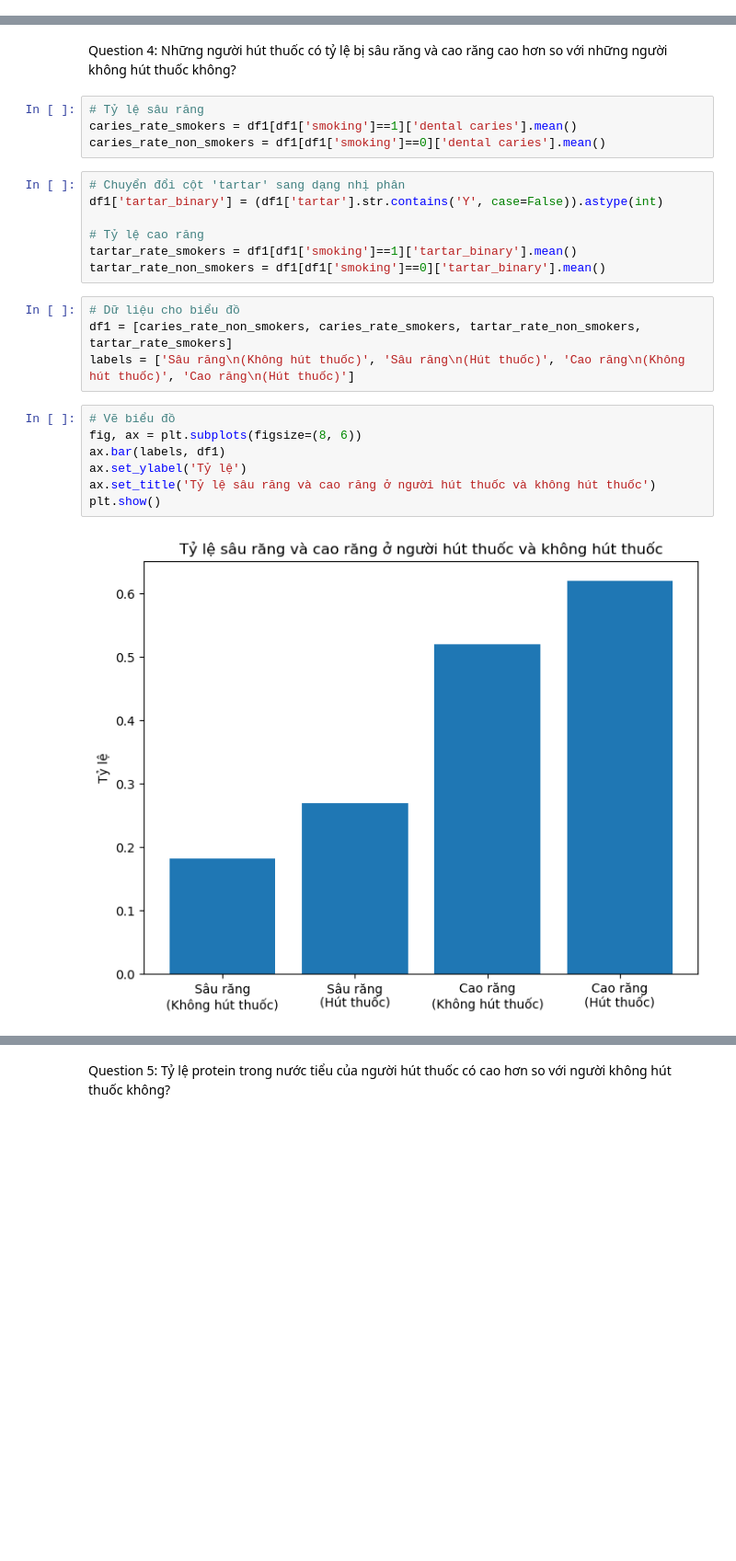
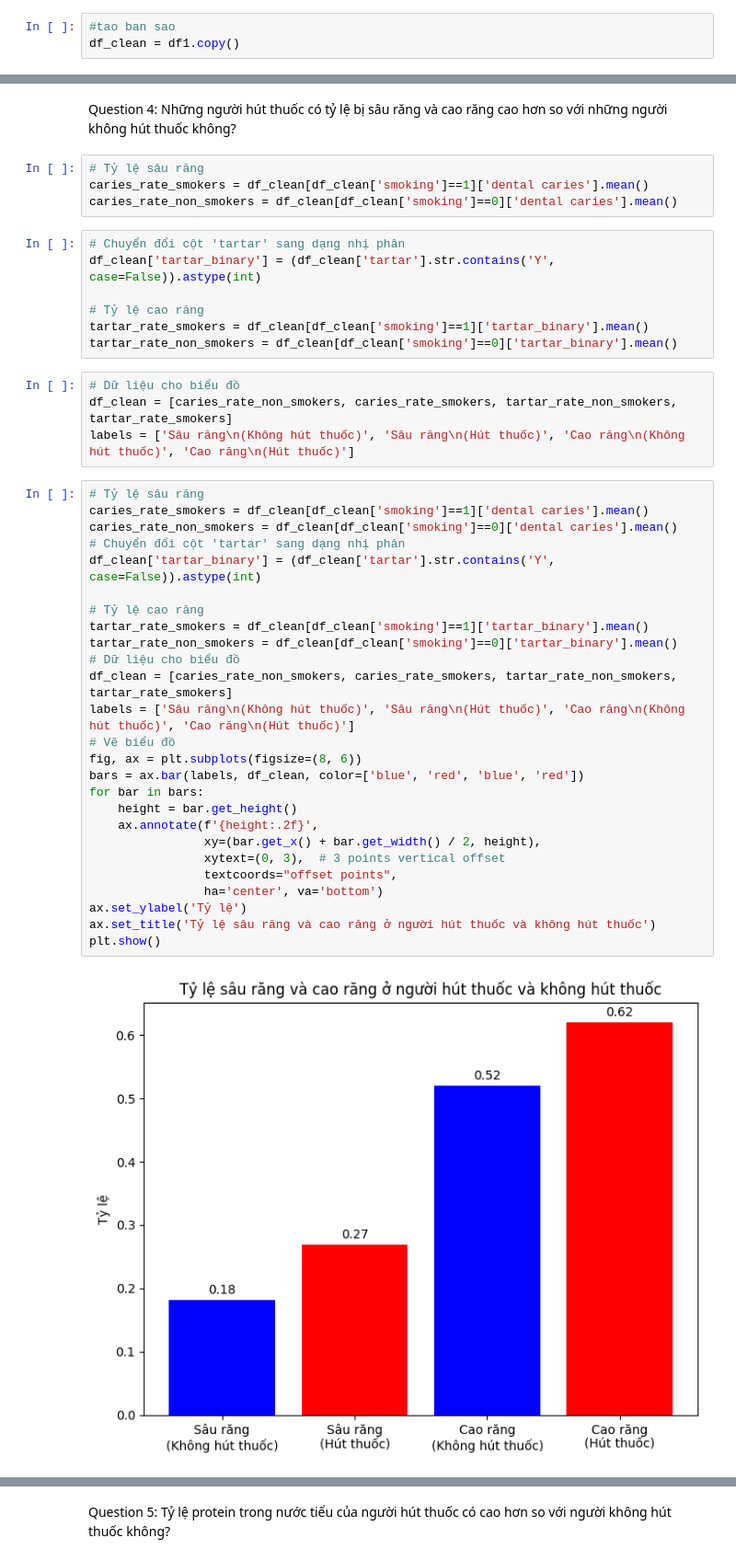
Before and after one commit to Kay-Day/Final-ChuyenDe, a Jupyter notebook: final-chuyende2.ipynb, the cells around one changed output, grey strips where cells are left out. Shown: that part at 92% size. Drawn from its saved outputs; the diff is of its cells as text; blank space fills up the shorter version.

```diff
--- a/final-chuyende2.ipynb
+++ b/final-chuyende2.ipynb
@@ -150,0 +165,3 @@ df1 = df1[(df1['age'] >= 18) & (df1['age'] <= 100) & (df1['height(cm)'] >= 150)
+# %%
+#tao ban sao
+df_clean = df1.copy()
@@ -225,25 +247,44 @@ plt.show()
 Question 4: Những người hút thuốc có tỷ lệ bị sâu răng và cao răng cao hơn so với những người không hút thuốc không?
 # %%
 # Tỷ lệ sâu răng
-caries_rate_smokers = df1[df1['smoking']==1]['dental caries'].mean()
-caries_rate_non_smokers = df1[df1['smoking']==0]['dental caries'].mean()
+caries_rate_smokers = df_clean[df_clean['smoking']==1]['dental caries'].mean()
+caries_rate_non_smokers = df_clean[df_clean['smoking']==0]['dental caries'].mean()
 # %%
 # Chuyển đổi cột 'tartar' sang dạng nhị phân
-df1['tartar_binary'] = (df1['tartar'].str.contains('Y', case=False)).astype(int)
+df_clean['tartar_binary'] = (df_clean['tartar'].str.contains('Y', case=False)).astype(int)
 
 # Tỷ lệ cao răng
-tartar_rate_smokers = df1[df1['smoking']==1]['tartar_binary'].mean()
-tartar_rate_non_smokers = df1[df1['smoking']==0]['tartar_binary'].mean()
+tartar_rate_smokers = df_clean[df_clean['smoking']==1]['tartar_binary'].mean()
+tartar_rate_non_smokers = df_clean[df_clean['smoking']==0]['tartar_binary'].mean()
 # %%
 # Dữ liệu cho biểu đồ
-df1 = [caries_rate_non_smokers, caries_rate_smokers, tartar_rate_non_smokers, tartar_rate_smokers]
+df_clean = [caries_rate_non_smokers, caries_rate_smokers, tartar_rate_non_smokers, tartar_rate_smokers]
 labels = ['Sâu răng\n(Không hút thuốc)', 'Sâu răng\n(Hút thuốc)', 'Cao răng\n(Không hút thuốc)', 'Cao răng\n(Hút thuốc)']
 # %%
+# Tỷ lệ sâu răng
+caries_rate_smokers = df_clean[df_clean['smoking']==1]['dental caries'].mean()
+caries_rate_non_smokers = df_clean[df_clean['smoking']==0]['dental caries'].mean()
+# Chuyển đổi cột 'tartar' sang dạng nhị phân
+df_clean['tartar_binary'] = (df_clean['tartar'].str.contains('Y', case=False)).astype(int)
+
+# Tỷ lệ cao răng
+tartar_rate_smokers = df_clean[df_clean['smoking']==1]['tartar_binary'].mean()
+tartar_rate_non_smokers = df_clean[df_clean['smoking']==0]['tartar_binary'].mean()
+# Dữ liệu cho biểu đồ
+df_clean = [caries_rate_non_smokers, caries_rate_smokers, tartar_rate_non_smokers, tartar_rate_smokers]
+labels = ['Sâu răng\n(Không hút thuốc)', 'Sâu răng\n(Hút thuốc)', 'Cao răng\n(Không hút thuốc)', 'Cao răng\n(Hút thuốc)']
 # Vẽ biểu đồ
 fig, ax = plt.subplots(figsize=(8, 6))
-ax.bar(labels, df1)
+bars = ax.bar(labels, df_clean, color=['blue', 'red', 'blue', 'red'])
+for bar in bars:
+    height = bar.get_height()
+    ax.annotate(f'{height:.2f}',
+                xy=(bar.get_x() + bar.get_width() / 2, height),
+                xytext=(0, 3),  # 3 points vertical offset
+                textcoords="offset points",
+                ha='center', va='bottom')
 ax.set_ylabel('Tỷ lệ')
 ax.set_title('Tỷ lệ sâu răng và cao răng ở người hút thuốc và không hút thuốc')
 plt.show()
 # %% [output]
-[figure, old version]
+[figure, new version]
```
Also changed, not shown: parts of 14 cells of this notebook, 2 other files.
